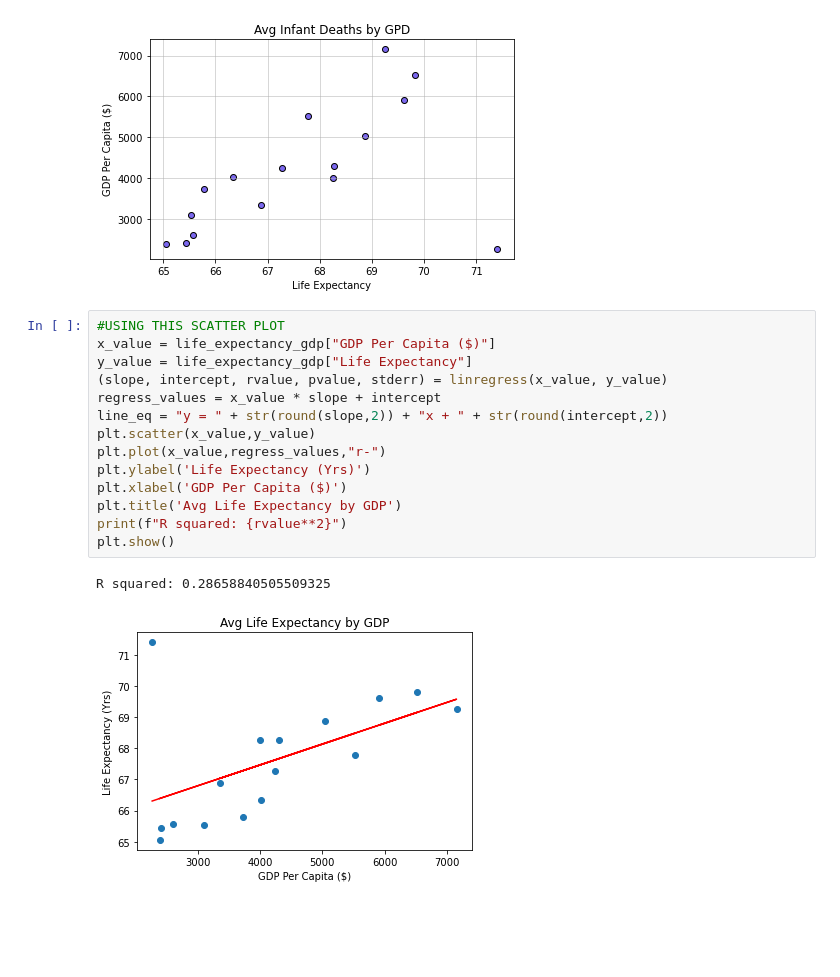
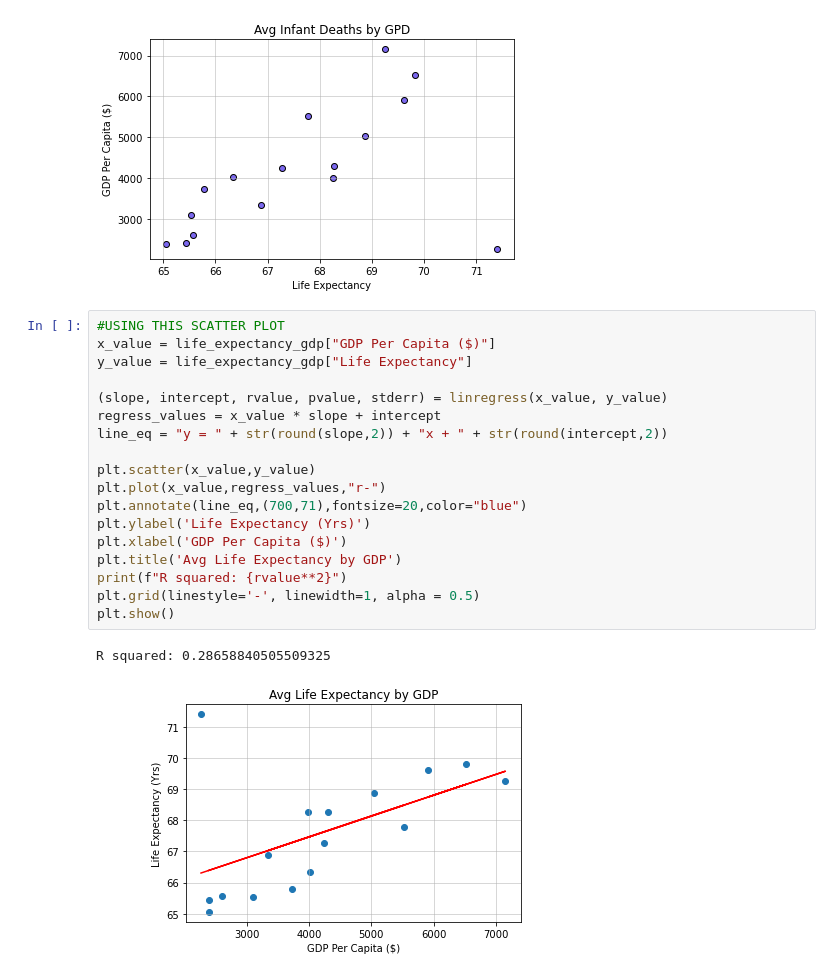
Before and after one commit to shechter430/project_one, a Jupyter notebook: Anna_analyzations.ipynb, the cells around one changed output. Cells and saved outputs as stored; diff of their text form; blank space fills up the shorter version.

```diff
--- a/Anna_analyzations.ipynb
+++ b/Anna_analyzations.ipynb
@@ -105,19 +106,23 @@ plt.tight_layout()
 # %%
 #USING THIS SCATTER PLOT
 x_value = life_expectancy_gdp["GDP Per Capita ($)"]
 y_value = life_expectancy_gdp["Life Expectancy"]
+
 (slope, intercept, rvalue, pvalue, stderr) = linregress(x_value, y_value)
 regress_values = x_value * slope + intercept
 line_eq = "y = " + str(round(slope,2)) + "x + " + str(round(intercept,2))
+
 plt.scatter(x_value,y_value)
 plt.plot(x_value,regress_values,"r-")
+plt.annotate(line_eq,(700,71),fontsize=20,color="blue")
 plt.ylabel('Life Expectancy (Yrs)')
 plt.xlabel('GDP Per Capita ($)')
 plt.title('Avg Life Expectancy by GDP')
 print(f"R squared: {rvalue**2}")
+plt.grid(linestyle='-', linewidth=1, alpha = 0.5)
 plt.show()
 # %% [output]
 R squared: 0.28658840505509325
-[figure, old version]
+[figure, new version]
 # %%
 developing_countries['Country'].unique()
```
Also changed, not shown: parts of 9 cells of this notebook.
